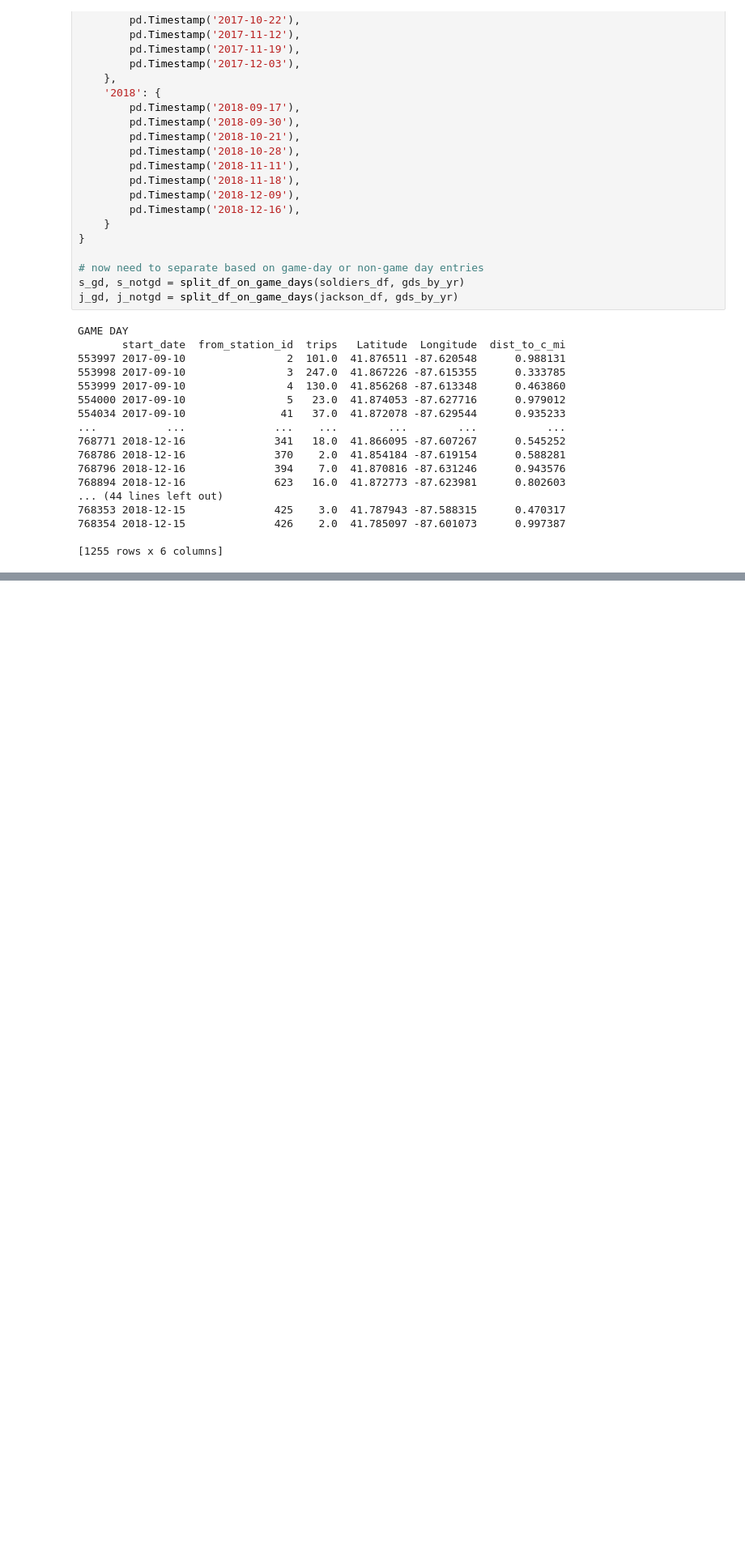
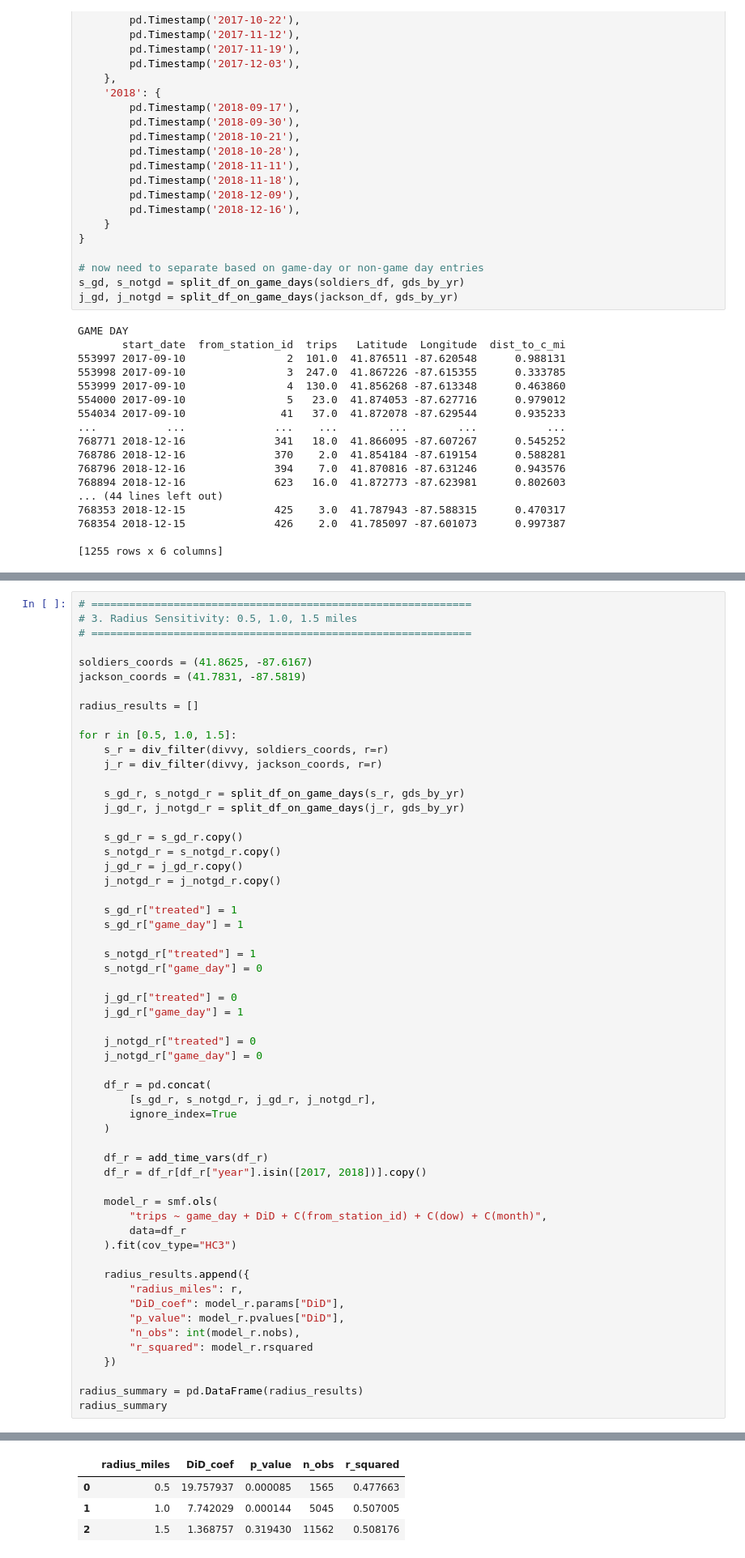
Before and after one commit to sophiazhaoo/Intro-to-Econometrics-Final-Project, a Jupyter notebook: Final_Project_Code.ipynb, the cells around one changed output, grey strips where cells are left out. Shown at 81% size. Drawn from its saved outputs; the diff is of its cells as text; blank space fills up the shorter version.

```diff
--- a/Final_Project_Code.ipynb
+++ b/Final_Project_Code.ipynb
@@ -273,0 +362,58 @@ m3 = smf.ols(
+# %%
+# ============================================================
+# 3. Radius Sensitivity: 0.5, 1.0, 1.5 miles
+# ============================================================
+
+soldiers_coords = (41.8625, -87.6167)
+jackson_coords = (41.7831, -87.5819)
+
+radius_results = []
+
+for r in [0.5, 1.0, 1.5]:
+    s_r = div_filter(divvy, soldiers_coords, r=r)
+    j_r = div_filter(divvy, jackson_coords, r=r)
+
+    s_gd_r, s_notgd_r = split_df_on_game_days(s_r, gds_by_yr)
+    j_gd_r, j_notgd_r = split_df_on_game_days(j_r, gds_by_yr)
+
+    s_gd_r = s_gd_r.copy()
+    s_notgd_r = s_notgd_r.copy()
+    j_gd_r = j_gd_r.copy()
+    j_notgd_r = j_notgd_r.copy()
+
+    s_gd_r["treated"] = 1
+    s_gd_r["game_day"] = 1
+
+    s_notgd_r["treated"] = 1
+    s_notgd_r["game_day"] = 0
+
+    j_gd_r["treated"] = 0
+    j_gd_r["game_day"] = 1
+
+    j_notgd_r["treated"] = 0
+    j_notgd_r["game_day"] = 0
+
+    df_r = pd.concat(
+        [s_gd_r, s_notgd_r, j_gd_r, j_notgd_r],
+        ignore_index=True
+    )
+
+    df_r = add_time_vars(df_r)
+    df_r = df_r[df_r["year"].isin([2017, 2018])].copy()
+
+    model_r = smf.ols(
+        "trips ~ game_day + DiD + C(from_station_id) + C(dow) + C(month)",
+        data=df_r
+    ).fit(cov_type="HC3")
+
+    radius_results.append({
+        "radius_miles": r,
+        "DiD_coef": model_r.params["DiD"],
+        "p_value": model_r.pvalues["DiD"],
+        "n_obs": int(model_r.nobs),
+        "r_squared": model_r.rsquared
+    })
+
+radius_summary = pd.DataFrame(radius_results)
+radius_summary
+# %% [output]
@@ -273,0 +437,4 @@ m3 = smf.ols(
+|  | radius_miles | DiD_coef | p_value | n_obs | r_squared |
+| 0 | 0.5 | 19.757937 | 0.000085 | 1565 | 0.477663 |
+| 1 | 1.0 | 7.742029 | 0.000144 | 5045 | 0.507005 |
+| 2 | 1.5 | 1.368757 | 0.319430 | 11562 | 0.508176 |
```
Also changed, not shown: parts of 10 cells of this notebook.
